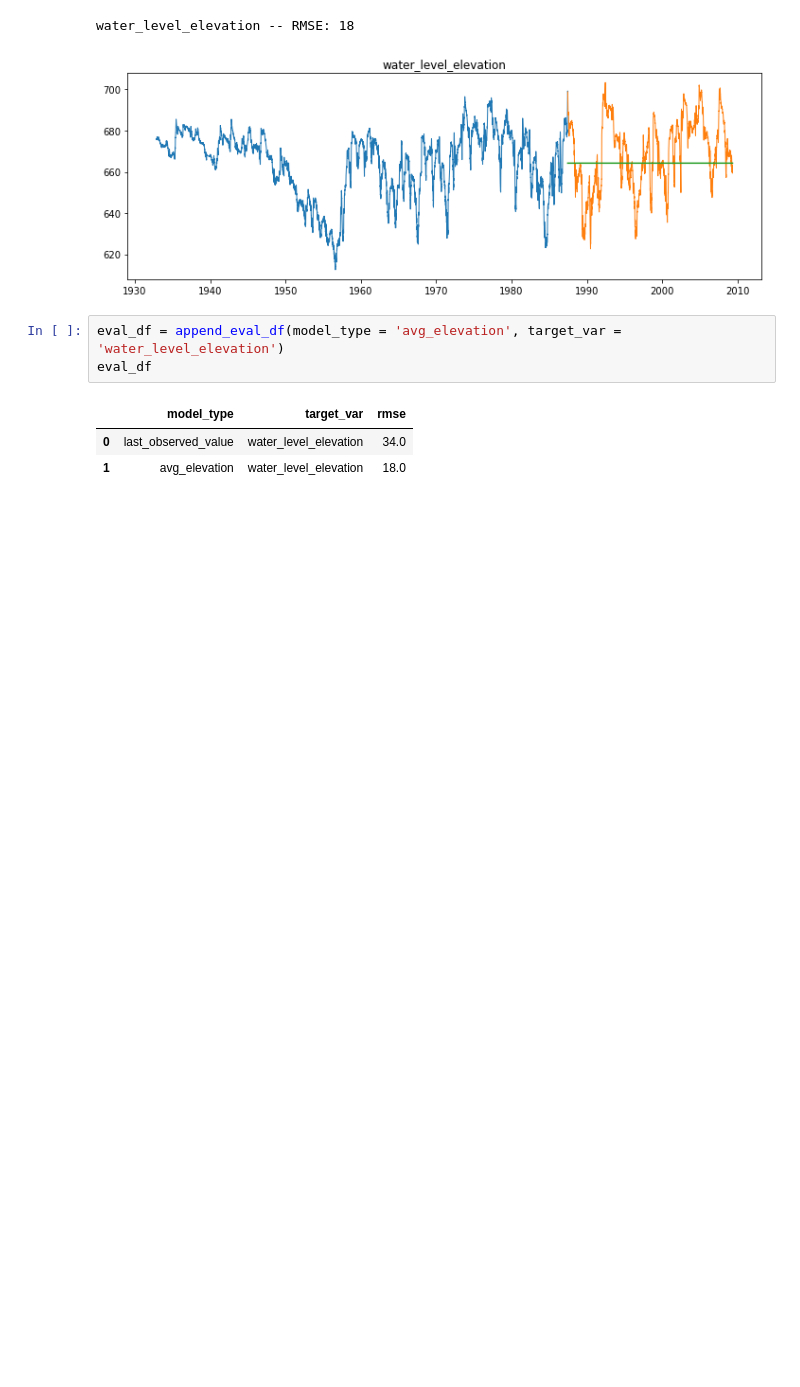
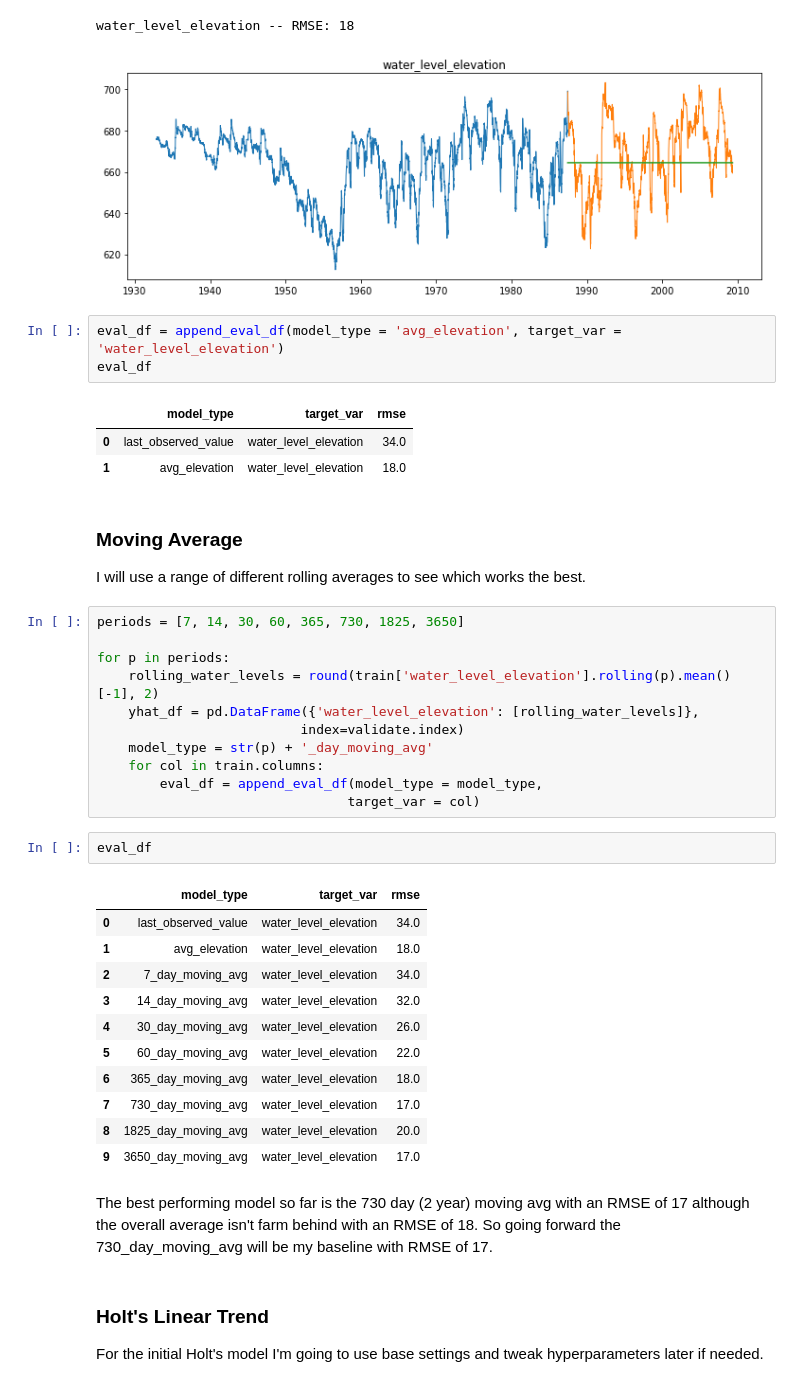
Before and after one commit to AndrewRachuig/edwards_aquifer_project, a Jupyter notebook: modeling_working_notebook.ipynb, the cells around one changed output. Saved outputs shown, nothing was run; the diff lists cells and outputs as text; blank space fills up the shorter version.

```diff
--- a/modeling_working_notebook.ipynb
+++ b/modeling_working_notebook.ipynb
@@ -205,3 +210,38 @@ eval_df
 |  | model_type | target_var | rmse |
 | 0 | last_observed_value | water_level_elevation | 34.0 |
 | 1 | avg_elevation | water_level_elevation | 18.0 |
+# %% [markdown]
+### Moving Average
+
+I will use a range of different rolling averages to see which works the best.
+# %%
+periods = [7, 14, 30, 60, 365, 730, 1825, 3650]
+
+for p in periods:
+    rolling_water_levels = round(train['water_level_elevation'].rolling(p).mean()[-1], 2)
+    yhat_df = pd.DataFrame({'water_level_elevation': [rolling_water_levels]},
+                          index=validate.index)
+    model_type = str(p) + '_day_moving_avg'
+    for col in train.columns:
+        eval_df = append_eval_df(model_type = model_type,
+                                target_var = col)
+# %%
+eval_df
+# %% [output]
+|  | model_type | target_var | rmse |
+| 0 | last_observed_value | water_level_elevation | 34.0 |
+| 1 | avg_elevation | water_level_elevation | 18.0 |
+| 2 | 7_day_moving_avg | water_level_elevation | 34.0 |
+| 3 | 14_day_moving_avg | water_level_elevation | 32.0 |
+| 4 | 30_day_moving_avg | water_level_elevation | 26.0 |
+| 5 | 60_day_moving_avg | water_level_elevation | 22.0 |
+| 6 | 365_day_moving_avg | water_level_elevation | 18.0 |
+| 7 | 730_day_moving_avg | water_level_elevation | 17.0 |
+| 8 | 1825_day_moving_avg | water_level_elevation | 20.0 |
+| 9 | 3650_day_moving_avg | water_level_elevation | 17.0 |
+# %% [markdown]
+The best performing model so far is the 730 day (2 year) moving avg with an RMSE of 17 although the overall average isn't farm behind with an RMSE of 18. So going forward the 730_day_moving_avg will be my baseline with RMSE of 17.
+# %% [markdown]
+### Holt's Linear Trend
+
+For the initial Holt's model I'm going to use base settings and tweak hyperparameters later if needed.
```
Also changed, not shown: parts of 10 cells of this notebook.
